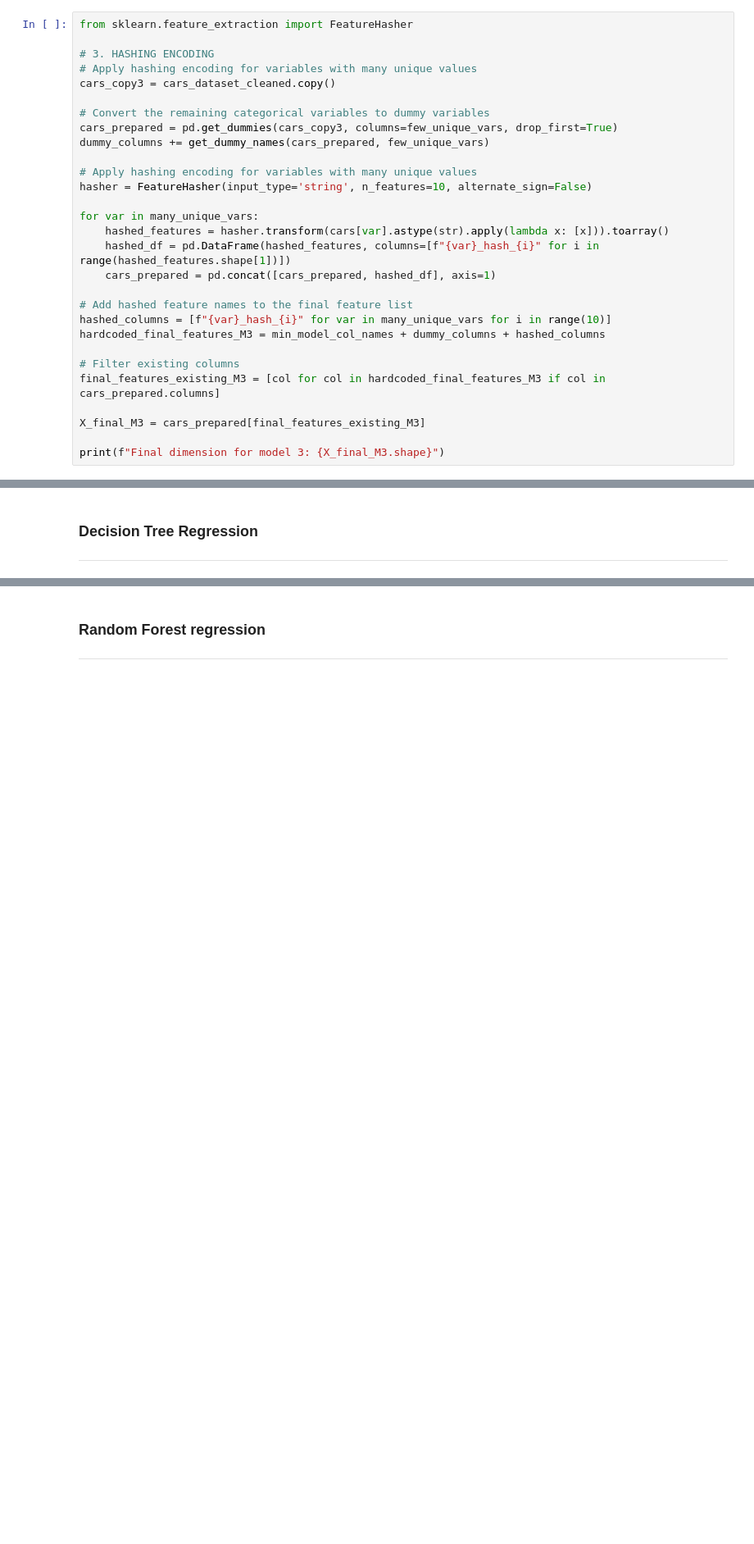
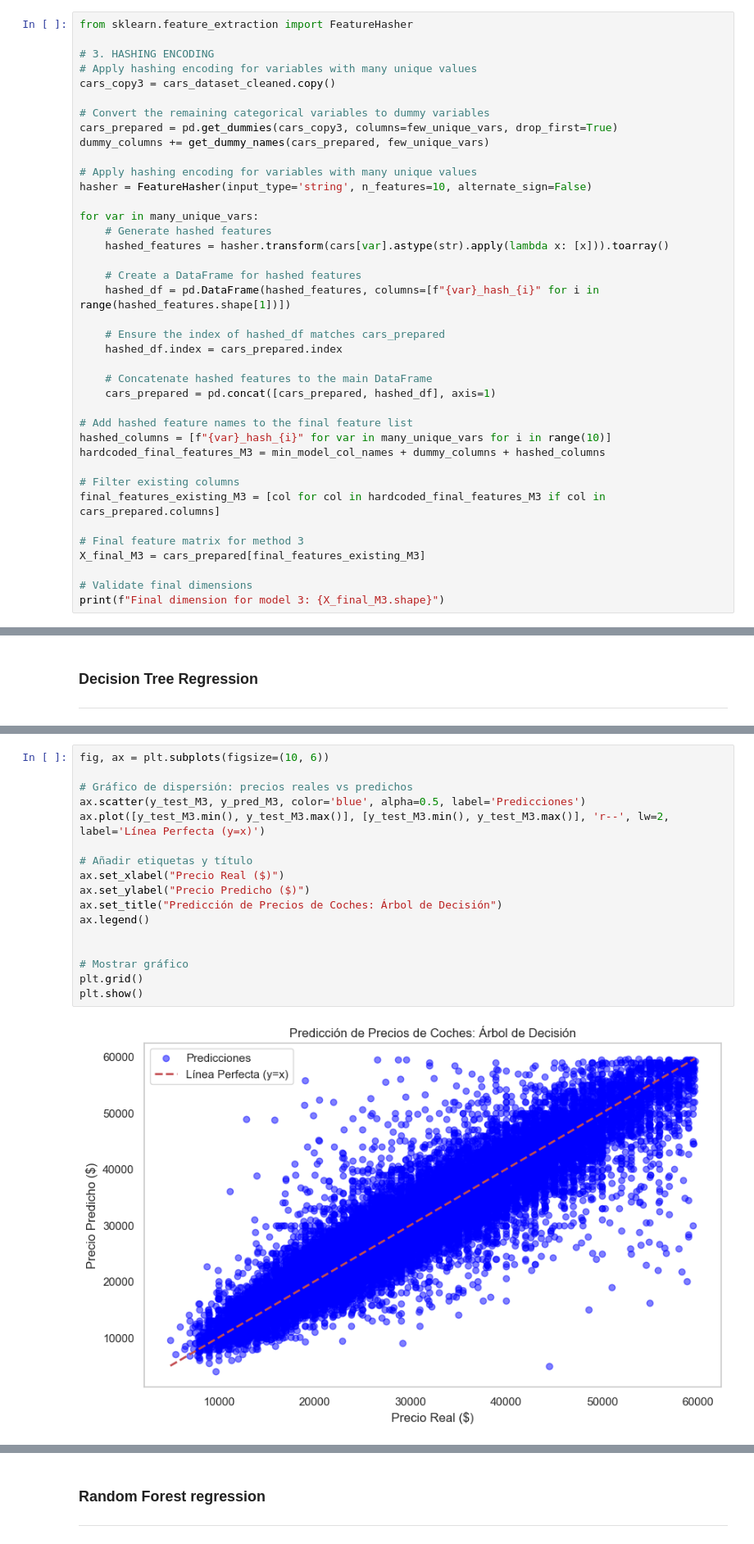
Before and after one commit to aimarpg/MachineLearningTeamProject, a Jupyter notebook: src/Team_Project_Colab.ipynb, the cells around one changed output, grey strips where cells are left out. Shown at 82% size. Drawn from its saved outputs; the diff is of its cells as text; blank space fills up the shorter version.

```diff
--- a/src/Team_Project_Colab.ipynb
+++ b/src/Team_Project_Colab.ipynb
@@ -1483,8 +1483,16 @@ dummy_columns += get_dummy_names(cars_prepared, few_unique_vars)
 hasher = FeatureHasher(input_type='string', n_features=10, alternate_sign=False)
 
 for var in many_unique_vars:
+    # Generate hashed features
     hashed_features = hasher.transform(cars[var].astype(str).apply(lambda x: [x])).toarray()
+
+    # Create a DataFrame for hashed features
     hashed_df = pd.DataFrame(hashed_features, columns=[f"{var}_hash_{i}" for i in range(hashed_features.shape[1])])
+
+    # Ensure the index of hashed_df matches cars_prepared
+    hashed_df.index = cars_prepared.index
+
+    # Concatenate hashed features to the main DataFrame
     cars_prepared = pd.concat([cars_prepared, hashed_df], axis=1)
 
 # Add hashed feature names to the final feature list
@@ -1494,7 +1502,9 @@ hardcoded_final_features_M3 = min_model_col_names + dummy_columns + hashed_colum
 # Filter existing columns
 final_features_existing_M3 = [col for col in hardcoded_final_features_M3 if col in cars_prepared.columns]
 
+# Final feature matrix for method 3
 X_final_M3 = cars_prepared[final_features_existing_M3]
 
+# Validate final dimensions
 print(f"Final dimension for model 3: {X_final_M3.shape}")
 # %% [output]
@@ -1718,0 +1730,19 @@ ADJUSTED R SQUARE: 0.588
+# %%
+fig, ax = plt.subplots(figsize=(10, 6))
+
+# Gráfico de dispersión: precios reales vs predichos
+ax.scatter(y_test_M3, y_pred_M3, color='blue', alpha=0.5, label='Predicciones')
+ax.plot([y_test_M3.min(), y_test_M3.max()], [y_test_M3.min(), y_test_M3.max()], 'r--', lw=2, label='Línea Perfecta (y=x)')
+
+# Añadir etiquetas y título
+ax.set_xlabel("Precio Real ($)")
+ax.set_ylabel("Precio Predicho ($)")
+ax.set_title("Predicción de Precios de Coches: Árbol de Decisión")
+ax.legend()
+
+
+# Mostrar gráfico
+plt.grid()
+plt.show()
+# %% [output]
+[figure, added]
```
Also changed, not shown: parts of 5 cells of this notebook.
